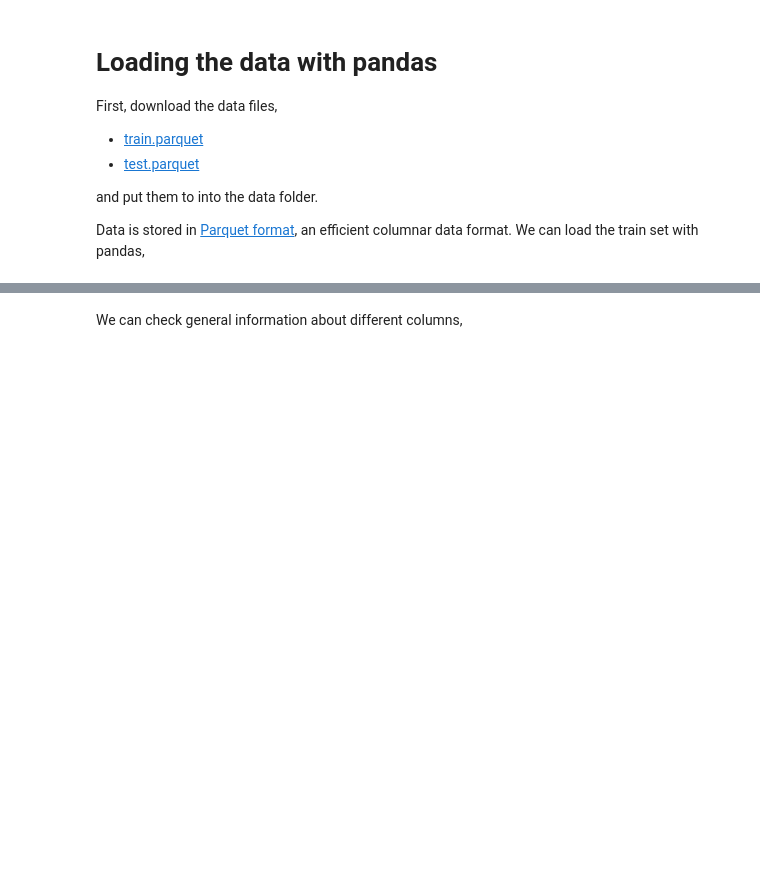
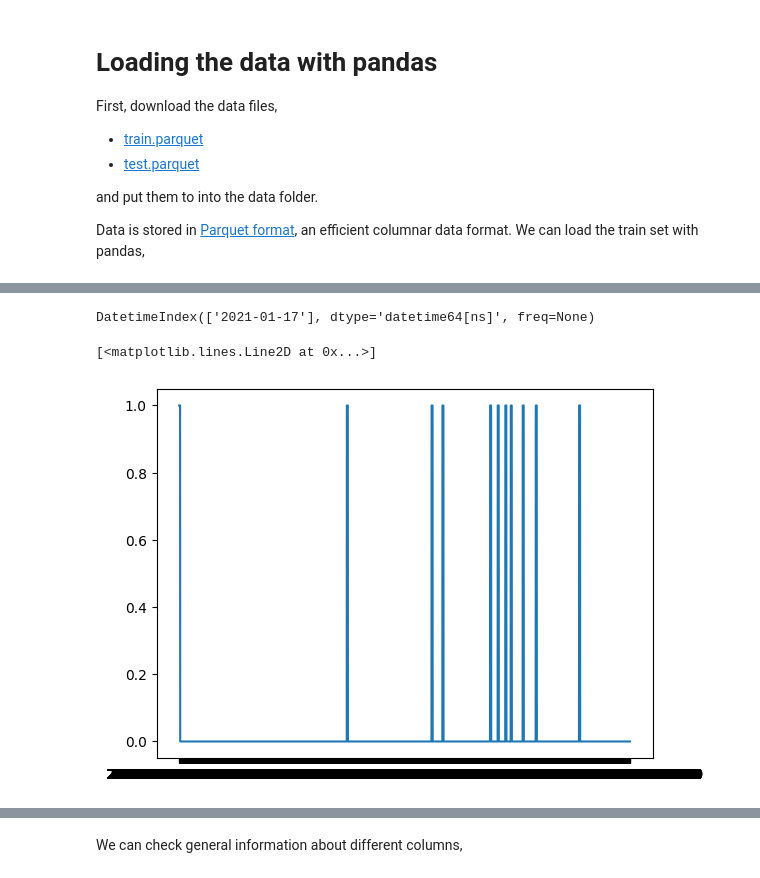
Before and after one commit to mat10599/bike_counters, a Jupyter notebook: bike_counters_starting_kit.ipynb, the cells around one changed output, grey strips where cells are left out. Cells and saved outputs as stored; diff of their text form; code cells hidden in the pictures; blank space fills up the shorter version.

```diff
--- a/bike_counters_starting_kit.ipynb
+++ b/bike_counters_starting_kit.ipynb
@@ -72,6 +86,6 @@ from datetime import datetime
 # %%
-#data = pd.read_csv(Path("data") / "external_data.csv")
-#data["quarantine1"] = np.where((data["date"]<= "2020-12-15") & (data["date"] >= "2020-10-30"), "True", "False")
-#data["quarantine2"] = np.where((data["date"]<= "2021-05-03") & (data["date"] >= "2021-04-03"), "True", "False")
-#pd.DataFrame.to_csv(data, Path("data") / "external_data.csv")
+data = pd.read_csv(Path("data") / "external_data.csv")
+data["quarantine1"] = np.where((data["date"]<= "2020-12-15") & (data["date"] >= "2020-10-30"), "True", "False")
+data["quarantine2"] = np.where((data["date"]<= "2021-05-03") & (data["date"] >= "2021-04-03"), "True", "False")
+pd.DataFrame.to_csv(data, Path("data") / "external_data.csv")
 # %%
@@ -87,7 +124,12 @@ from datetime import datetime
 # %%
-#pd.date_range(start = '2020-09-01', end = '2021-10-18' ).difference(data["date"]) #2020-09-01 01:00:00 a2021-10-18 21:00:00
+pd.date_range(start = '2020-09-01', end = '2021-10-18' ).difference(data["date"]) #2020-09-01 01:00:00 a2021-10-18 21:00:00
+# %% [output]
+DatetimeIndex(['2021-01-17'], dtype='datetime64[ns]', freq=None)
 # %%
-#plt.plot(data["date"],data["hol_bank"])
+plt.plot(data["date"],data["hol_bank"])
+# %% [output]
+[<matplotlib.lines.Line2D at 0x...>]
+[figure, added]
 # %%
 #data.to_csv(Path("data") / "weather_hol.csv")
 # %%
```
Also changed, not shown: parts of 27 cells of this notebook, 2 other files.
